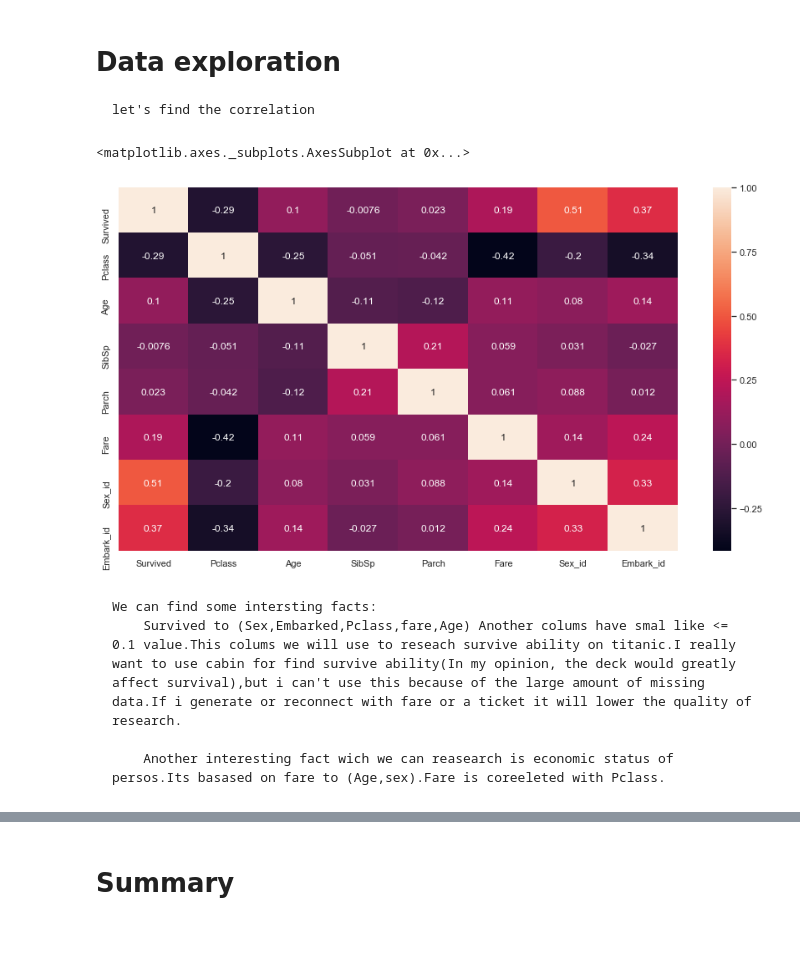
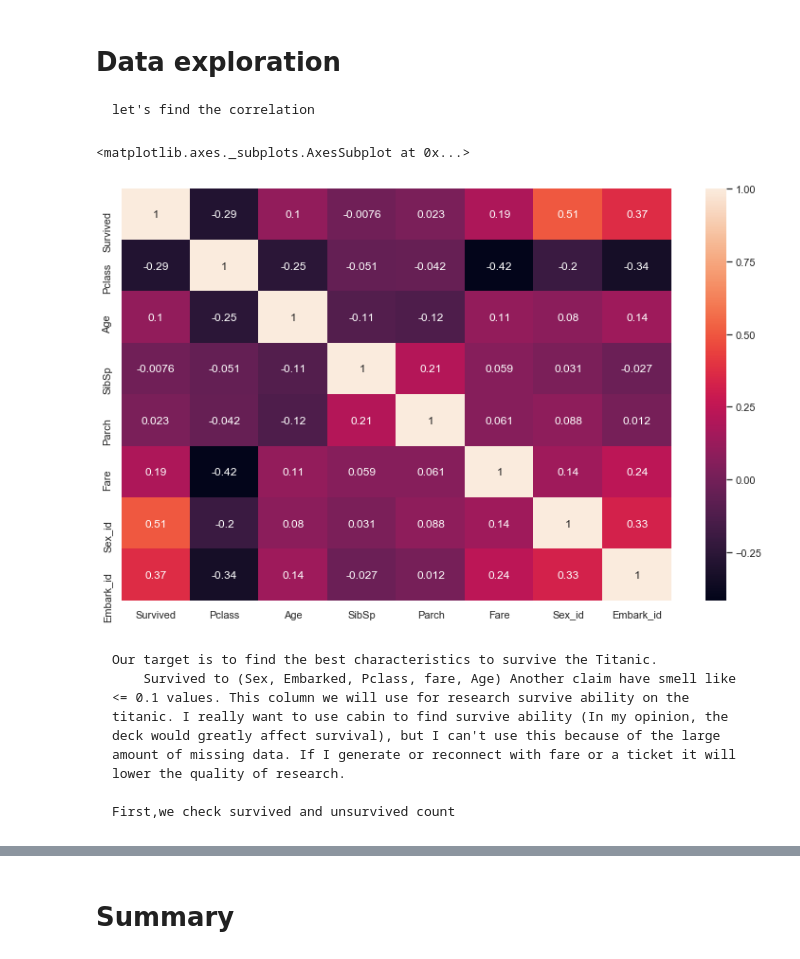
Before and after one commit to Kriikle/ml-intro, a Jupyter notebook: 2_data_exploration/eda.ipynb, the cells around one changed output, grey strips where cells are left out. Saved outputs shown, nothing was run; the diff lists cells and outputs as text; code cells hidden in the pictures.

```diff
--- a/2_data_exploration/eda.ipynb
+++ b/2_data_exploration/eda.ipynb
@@ -1,7 +1,7 @@
 # %%
 import pandas as pd
 import seaborn as sns
-sns.set(rc = {'figure.figsize':(15,8)})
+import matplotlib.pyplot as plt
 # %%
 train_path = "train.csv"
 data_titanic = pd.read_csv(train_path,index_col = "PassengerId")
@@ -150,16 +150,14 @@ data_titanic.head(10)
 # Data exploration
     let's find the correlation
 # %%
-#data_titanic.info()
+sns.set(rc = {'figure.figsize':(13,8)})
 data_titanic.isnull().values.any()
-#sns.figure(24,23)
 sns.heatmap(data_titanic.corr(), annot=True)
 # %% [output]
 <matplotlib.axes._subplots.AxesSubplot at 0x...>
-[figure, old version]
+[figure, new version]
 # %% [markdown]
+    Our target is to find the best characteristics to survive the Titanic.
+        Survived to (Sex, Embarked, Pclass, fare, Age) Another claim have smell like <= 0.1 values. This column we will use for research survive ability on the titanic. I really want to use cabin to find survive ability (In my opinion, the deck would greatly affect survival), but I can't use this because of the large amount of missing data. If I generate or reconnect with fare or a ticket it will lower the quality of research.
 
-    We can find some intersting facts:
-        Survived to (Sex,Embarked,Pclass,fare,Age) Another colums have smal like <= 0.1 value.This colums we will use to reseach survive ability on titanic.I really want to use cabin for find survive ability(In my opinion, the deck would greatly affect survival),but i can't use this because of the large amount of missing data.If i generate or reconnect with fare or a ticket it will lower the quality of research.
-
-        Another interesting fact wich we can reasearch is economic status of persos.Its basased on fare to (Age,sex).Fare is coreeleted with Pclass.
+    First,we check survived and unsurvived count
```
Also changed, not shown: parts of 11 cells of this notebook.
